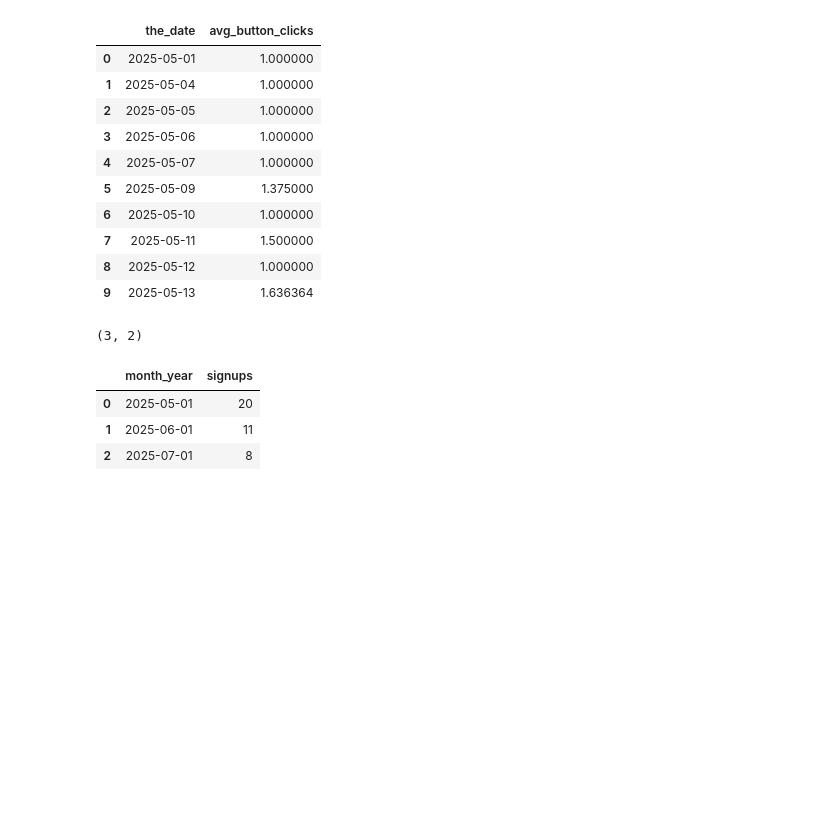
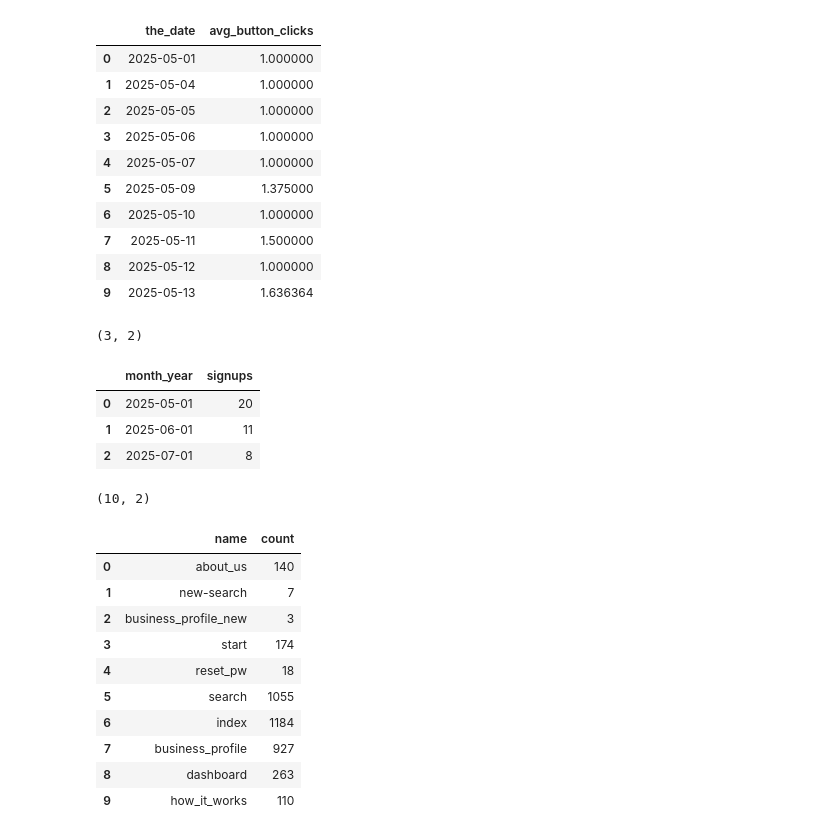
Before and after one commit to erstorts/co-catholic-business-directory-data, a Jupyter notebook: notebooks/queries.ipynb, the cells around one changed output. Cells and saved outputs as stored; diff of their text form; code cells hidden in the pictures; blank space fills up the shorter version.

```diff
--- a/notebooks/queries.ipynb
+++ b/notebooks/queries.ipynb
@@ -17,7 +18,21 @@ import duckdb
 - business sign ups
 - Paid businesses
 # %%
-df = pd.read_csv('ccbd-data.csv')
+df = pd.DataFrame()
+
+try:
+    data_folder = 'data'
+    data_folder_list = os.listdir(data_folder)
+except:
+    data_folder = '../data'
+    data_folder_list = os.listdir('../data')
+
+# import data
+for file in data_folder_list:
+    if file.endswith('.csv'):
+        loop_df = pd.read_csv(f'{data_folder}/{file}')
+        df = pd.concat([df, loop_df])
+
 df = df[df['originalTimestamp'] >= '2025-01-01']
 print(df.shape)
 print(df.columns)
@@ -370,3 +385,26 @@ signups.head(10)
 | 0 | 2025-05-01 | 20 |
 | 1 | 2025-06-01 | 11 |
 | 2 | 2025-07-01 | 8 |
+# %%
+query = """
+SELECT name, count(*) as count
+FROM df
+WHERE event_type = 'page'
+GROUP BY name
+"""
+pvs = duckdb.sql(query).df()
+print(pvs.shape)
+pvs.head(pvs.shape[0])
+# %% [output]
+(10, 2)
+|  | name | count |
+| 0 | about_us | 140 |
+| 1 | new-search | 7 |
+| 2 | business_profile_new | 3 |
+| 3 | start | 174 |
+| 4 | reset_pw | 18 |
+| 5 | search | 1055 |
+| 6 | index | 1184 |
+| 7 | business_profile | 927 |
+| 8 | dashboard | 263 |
+| 9 | how_it_works | 110 |
```
Also changed, not shown: parts of 4 cells of this notebook, 3 other files.
